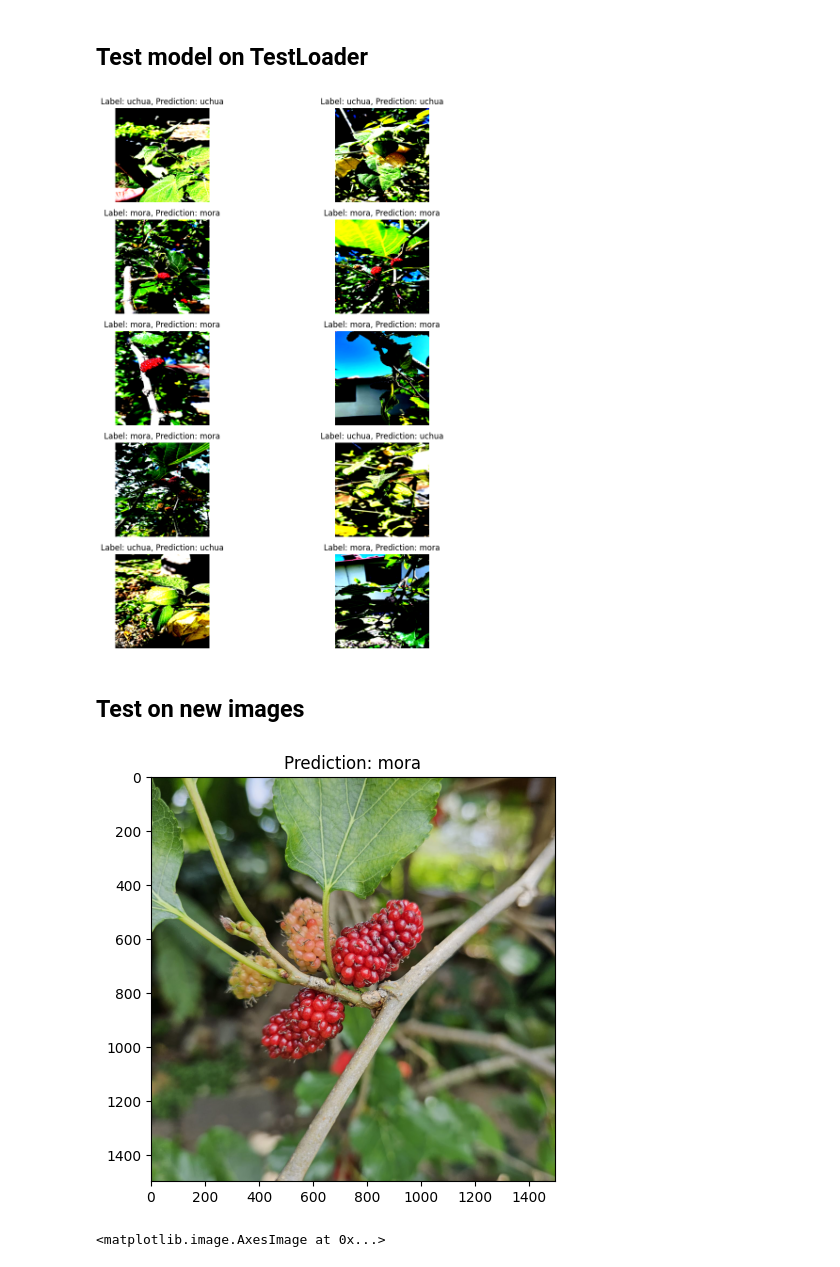
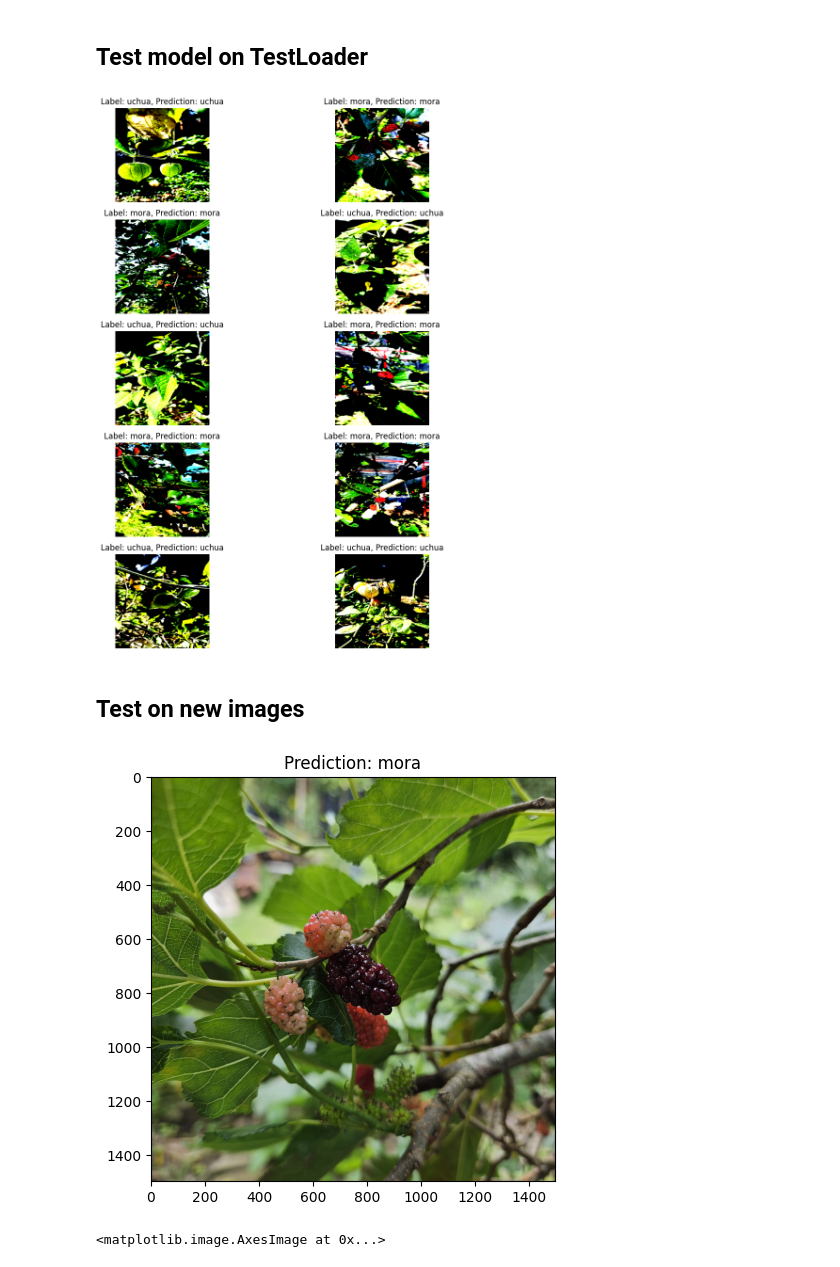
Before and after one commit to LuisMongeB/FruitClassification, a Jupyter notebook: FruitClassification.ipynb, the cells around one changed output. Saved outputs shown, nothing was run; the diff lists cells and outputs as text; code cells hidden in the pictures.

```diff
--- a/FruitClassification.ipynb
+++ b/FruitClassification.ipynb
@@ -342,7 +342,7 @@ def train_model(model, train_loader, valid_loader, criterion, optimizer, schedul
     return model
 # %%
 # Device
-device = torch.device("cuda" if torch.cuda.is_available() else "cpu")
+device = torch.device("mps" if torch.has_mps else "cpu")
 
 # Initializing the model
 num_classes = len(classes)
@@ -419,7 +419,7 @@ def plot_results(model, test_loader, num_images=5, grid_cols=5):
 # Assuming you have the trained model available in the 'trained_model' variable
 plot_results(trained_model, test_loader, num_images=10, grid_cols=2)
 # %% [output]
-[figure, old version]
+[figure, new version]
 # %% [markdown]
 ## Test on new images
 # %%
@@ -445,9 +446,9 @@ def predict_image(image_path, model, device):
     plt.tight_layout()
     plt.imshow(image)
 # %%
-predict_image('data/test_images/WhatsApp Image 2023-06-04 at 19.25.59.jpeg', model, device)
+predict_image('data/test_images/WhatsApp Image 2023-06-04 at 19.25.59 (3).jpeg', model, device)
 # %% [output]
-[figure, old version]
+[figure, new version]
 # %%
 # %% [output]
 <matplotlib.image.AxesImage at 0x...>
```
Also changed, not shown: parts of 5 cells of this notebook, 3 other files.
